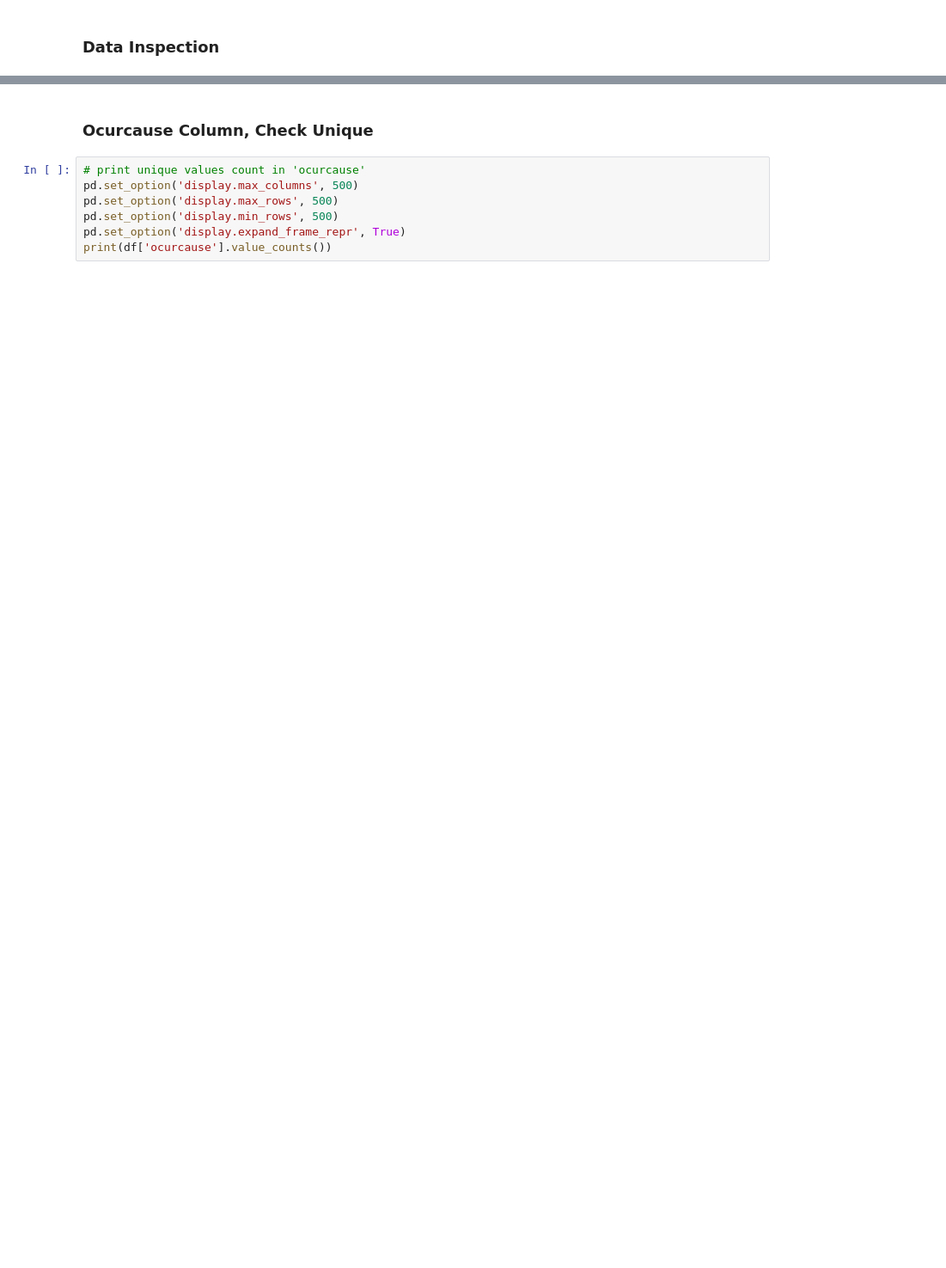
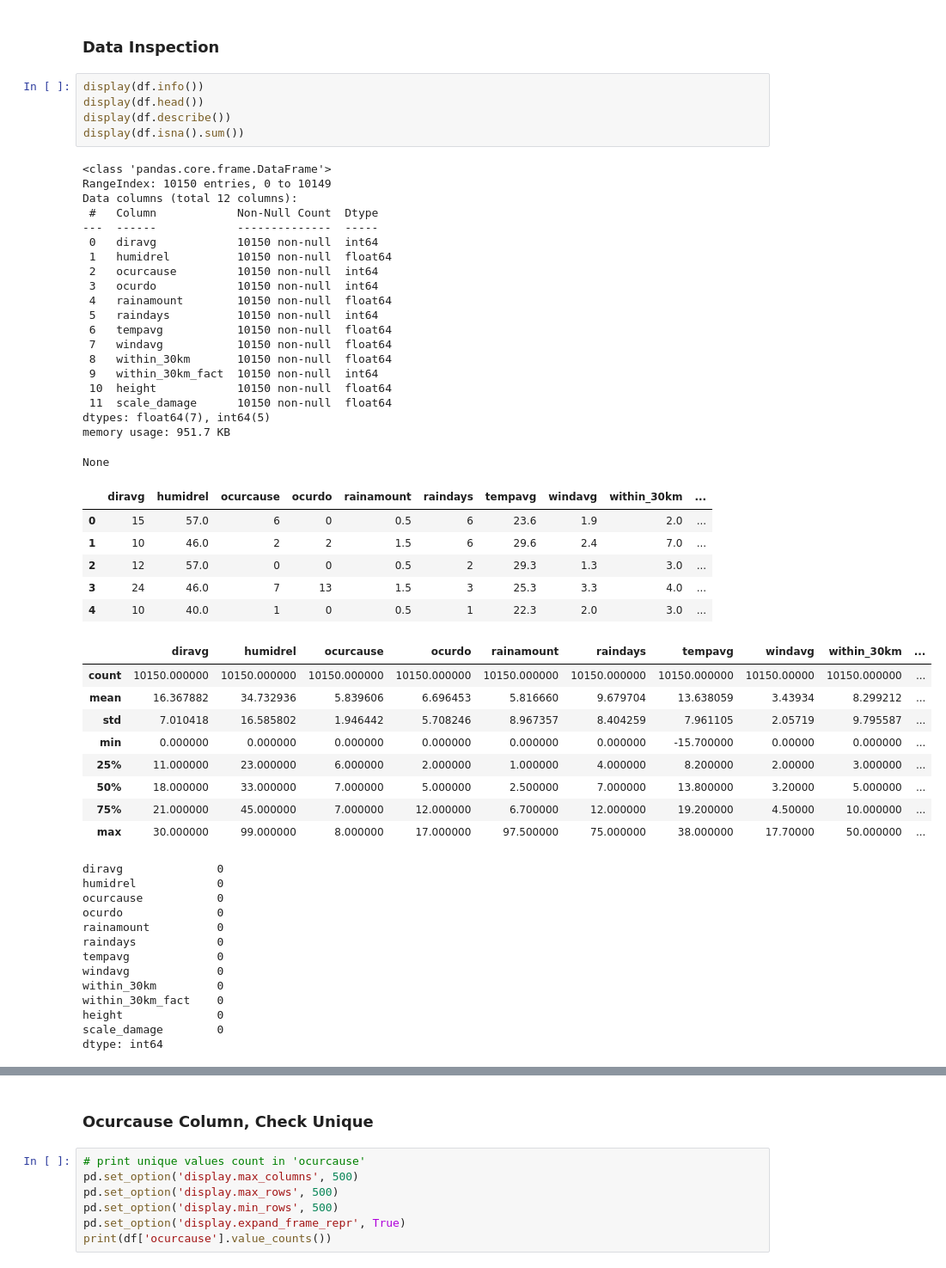
Before and after one commit to Jaezic/23_Data_Science, a Jupyter notebook: dataset/preprocess/feature_engineering.ipynb, the cells around one changed output, grey strips where cells are left out. Shown at 86% size. Cells and saved outputs as stored; diff of their text form; blank space fills up the shorter version.

```diff
--- a/dataset/preprocess/feature_engineering.ipynb
+++ b/dataset/preprocess/feature_engineering.ipynb
@@ -10,2 +11,56 @@ df = pd.read_csv("../FireDataset.csv", na_filter=True, keep_default_na=False, na
 # %% [markdown]
 ### Data Inspection
+# %%
+display(df.info())
+display(df.head())
+display(df.describe())
+display(df.isna().sum())
+# %% [output]
+<class 'pandas.core.frame.DataFrame'>
+RangeIndex: 10150 entries, 0 to 10149
+Data columns (total 12 columns):
+ #   Column            Non-Null Count  Dtype
+---  ------            --------------  -----
+ 0   diravg            10150 non-null  int64
+ 1   humidrel          10150 non-null  float64
+ 2   ocurcause         10150 non-null  int64
+ 3   ocurdo            10150 non-null  int64
+ 4   rainamount        10150 non-null  float64
+ 5   raindays          10150 non-null  int64
+ 6   tempavg           10150 non-null  float64
+ 7   windavg           10150 non-null  float64
+ 8   within_30km       10150 non-null  float64
+ 9   within_30km_fact  10150 non-null  int64
+ 10  height            10150 non-null  float64
+ 11  scale_damage      10150 non-null  float64
+dtypes: float64(7), int64(5)
+memory usage: 951.7 KB
+None
+|  | diravg | humidrel | ocurcause | ocurdo | rainamount | raindays | tempavg | windavg | within_30km | ... |
+| 0 | 15 | 57.0 | 6 | 0 | 0.5 | 6 | 23.6 | 1.9 | 2.0 | ... |
+| 1 | 10 | 46.0 | 2 | 2 | 1.5 | 6 | 29.6 | 2.4 | 7.0 | ... |
+| 2 | 12 | 57.0 | 0 | 0 | 0.5 | 2 | 29.3 | 1.3 | 3.0 | ... |
+| 3 | 24 | 46.0 | 7 | 13 | 1.5 | 3 | 25.3 | 3.3 | 4.0 | ... |
+| 4 | 10 | 40.0 | 1 | 0 | 0.5 | 1 | 22.3 | 2.0 | 3.0 | ... |
+|  | diravg | humidrel | ocurcause | ocurdo | rainamount | raindays | tempavg | windavg | within_30km | ... |
+| count | 10150.000000 | 10150.000000 | 10150.000000 | 10150.000000 | 10150.000000 | 10150.000000 | 10150.000000 | 10150.00000 | 10150.000000 | ... |
+| mean | 16.367882 | 34.732936 | 5.839606 | 6.696453 | 5.816660 | 9.679704 | 13.638059 | 3.43934 | 8.299212 | ... |
+| std | 7.010418 | 16.585802 | 1.946442 | 5.708246 | 8.967357 | 8.404259 | 7.961105 | 2.05719 | 9.795587 | ... |
+| min | 0.000000 | 0.000000 | 0.000000 | 0.000000 | 0.000000 | 0.000000 | -15.700000 | 0.00000 | 0.000000 | ... |
+| 25% | 11.000000 | 23.000000 | 6.000000 | 2.000000 | 1.000000 | 4.000000 | 8.200000 | 2.00000 | 3.000000 | ... |
+| 50% | 18.000000 | 33.000000 | 7.000000 | 5.000000 | 2.500000 | 7.000000 | 13.800000 | 3.20000 | 5.000000 | ... |
+| 75% | 21.000000 | 45.000000 | 7.000000 | 12.000000 | 6.700000 | 12.000000 | 19.200000 | 4.50000 | 10.000000 | ... |
+| max | 30.000000 | 99.000000 | 8.000000 | 17.000000 | 97.500000 | 75.000000 | 38.000000 | 17.70000 | 50.000000 | ... |
+diravg              0
+humidrel            0
+ocurcause           0
+ocurdo              0
+rainamount          0
+raindays            0
+tempavg             0
+windavg             0
+within_30km         0
+within_30km_fact    0
+height              0
+scale_damage        0
+dtype: int64
```
Also changed, not shown: parts of 7 cells of this notebook, 25 other files.
